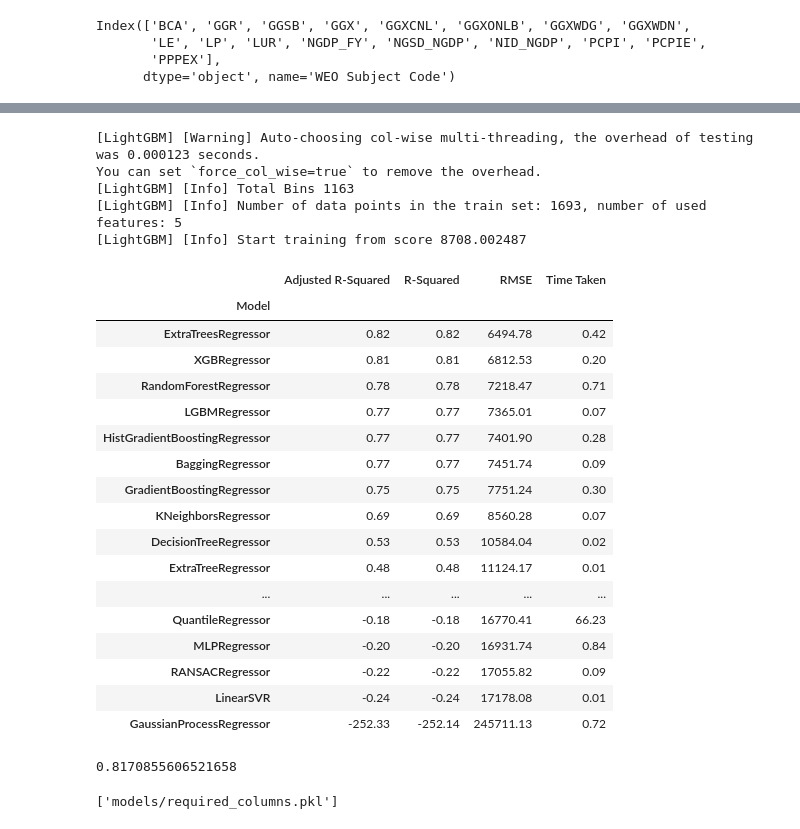
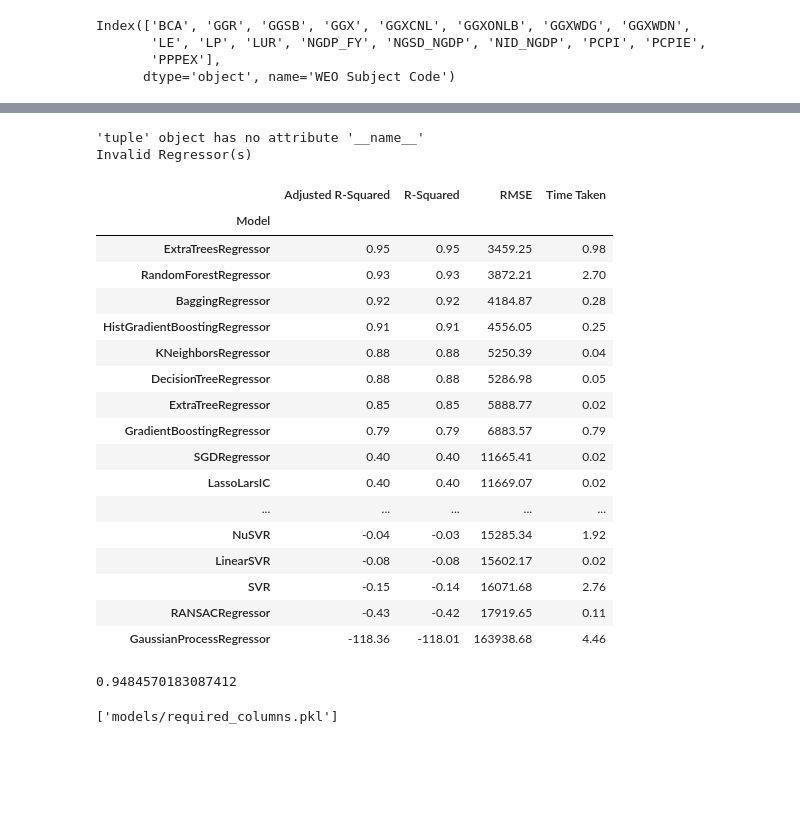
Before and after one commit to jimmykamau/gdp_predictor, a Jupyter notebook: notebook/gdp.ipynb, the cells around one changed output, grey strips where cells are left out. Cells and saved outputs as stored; diff of their text form; code cells hidden in the pictures; blank space fills up the shorter version.

```diff
--- a/notebook/gdp.ipynb
+++ b/notebook/gdp.ipynb
@@ -292,4 +292,32 @@ X_train, X_test, y_train, y_test = train_test_split(
 )
+# %%
+from sklearn.utils import all_estimators
+from sklearn.base import RegressorMixin
+
+removed_regressors = [
+    "QuantileRegressor",
+    "TheilSenRegressor",
+    "ARDRegression",
+    "CCA",
+    "IsotonicRegression",
+    "StackingRegressor",
+    "MultiOutputRegressor",
+    "MultiTaskElasticNet",
+    "MultiTaskElasticNetCV",
+    "MultiTaskLasso",
+    "MultiTaskLassoCV",
+    "PLSCanonical",
+    "PLSRegression",
+    "RadiusNeighborsRegressor",
+    "RegressorChain",
+    "VotingRegressor",
+]
+
+REGRESSORS = [
+    est
+    for est in all_estimators()
+    if (issubclass(est[1], RegressorMixin) and (est[0] not in removed_regressors))
+]
 # %%
 # Check for best model
 
@@ -373,43 +398,40 @@ scaler = MaxAbsScaler().fit(encoded_X)
 scaled_X = scaler.transform(encoded_X)
 
 X_train, X_test, y_train, y_test = train_test_split(
-    scaled_X, y, train_size=0.2, random_state=27
+    scaled_X, y, test_size=0.2, random_state=27
 )
 # %%
-clf = LazyRegressor(predictions=True, ignore_warnings=False)
+clf = LazyRegressor(predictions=True, ignore_warnings=False, regressors=REGRESSORS)
 
 models, predictions = clf.fit(X_train, X_test, y_train, y_test)
 models
 # %% [output]
-[LightGBM] [Warning] Auto-choosing col-wise multi-threading, the overhead of testing was 0.000123 seconds.
-You can set `force_col_wise=true` to remove the overhead.
-[LightGBM] [Info] Total Bins 1163
-[LightGBM] [Info] Number of data points in the train set: 1693, number of used features: 5
-[LightGBM] [Info] Start training from score 8708.002487
+'tuple' object has no attribute '__name__'
+Invalid Regressor(s)
 |  | Adjusted R-Squared | R-Squared | RMSE | Time Taken |
 | Model |  |  |  |  |
-| ExtraTreesRegressor | 0.82 | 0.82 | 6494.78 | 0.42 |
-| XGBRegressor | 0.81 | 0.81 | 6812.53 | 0.20 |
-| RandomForestRegressor | 0.78 | 0.78 | 7218.47 | 0.71 |
-| LGBMRegressor | 0.77 | 0.77 | 7365.01 | 0.07 |
-| HistGradientBoostingRegressor | 0.77 | 0.77 | 7401.90 | 0.28 |
-| BaggingRegressor | 0.77 | 0.77 | 7451.74 | 0.09 |
-| GradientBoostingRegressor | 0.75 | 0.75 | 7751.24 | 0.30 |
-| KNeighborsRegressor | 0.69 | 0.69 | 8560.28 | 0.07 |
-| DecisionTreeRegressor | 0.53 | 0.53 | 10584.04 | 0.02 |
-| ExtraTreeRegressor | 0.48 | 0.48 | 11124.17 | 0.01 |
+| ExtraTreesRegressor | 0.95 | 0.95 | 3459.25 | 0.98 |
+| RandomForestRegressor | 0.93 | 0.93 | 3872.21 | 2.70 |
+| BaggingRegressor | 0.92 | 0.92 | 4184.87 | 0.28 |
+| HistGradientBoostingRegressor | 0.91 | 0.91 | 4556.05 | 0.25 |
+| KNeighborsRegressor | 0.88 | 0.88 | 5250.39 | 0.04 |
+| DecisionTreeRegressor | 0.88 | 0.88 | 5286.98 | 0.05 |
+| ExtraTreeRegressor | 0.85 | 0.85 | 5888.77 | 0.02 |
+| GradientBoostingRegressor | 0.79 | 0.79 | 6883.57 | 0.79 |
+| SGDRegressor | 0.40 | 0.40 | 11665.41 | 0.02 |
+| LassoLarsIC | 0.40 | 0.40 | 11669.07 | 0.02 |
 | ... | ... | ... | ... | ... |
-| QuantileRegressor | -0.18 | -0.18 | 16770.41 | 66.23 |
-| MLPRegressor | -0.20 | -0.20 | 16931.74 | 0.84 |
-| RANSACRegressor | -0.22 | -0.22 | 17055.82 | 0.09 |
-| LinearSVR | -0.24 | -0.24 | 17178.08 | 0.01 |
-| GaussianProcessRegressor | -252.33 | -252.14 | 245711.13 | 0.72 |
+| NuSVR | -0.04 | -0.03 | 15285.34 | 1.92 |
+| LinearSVR | -0.08 | -0.08 | 15602.17 | 0.02 |
+| SVR | -0.15 | -0.14 | 16071.68 | 2.76 |
+| RANSACRegressor | -0.43 | -0.42 | 17919.65 | 0.11 |
+| GaussianProcessRegressor | -118.36 | -118.01 | 163938.68 | 4.46 |
 # %%
 model = ExtraTreesRegressor()
 model.fit(X_train, y_train)
 model.score(X_test, y_test)
 # %% [output]
-0.8170855606521658
+0.9484570183087412
 # %%
 # Save the predictor in a file.
 
```
Also changed, not shown: parts of 8 cells of this notebook, 1 other file.
